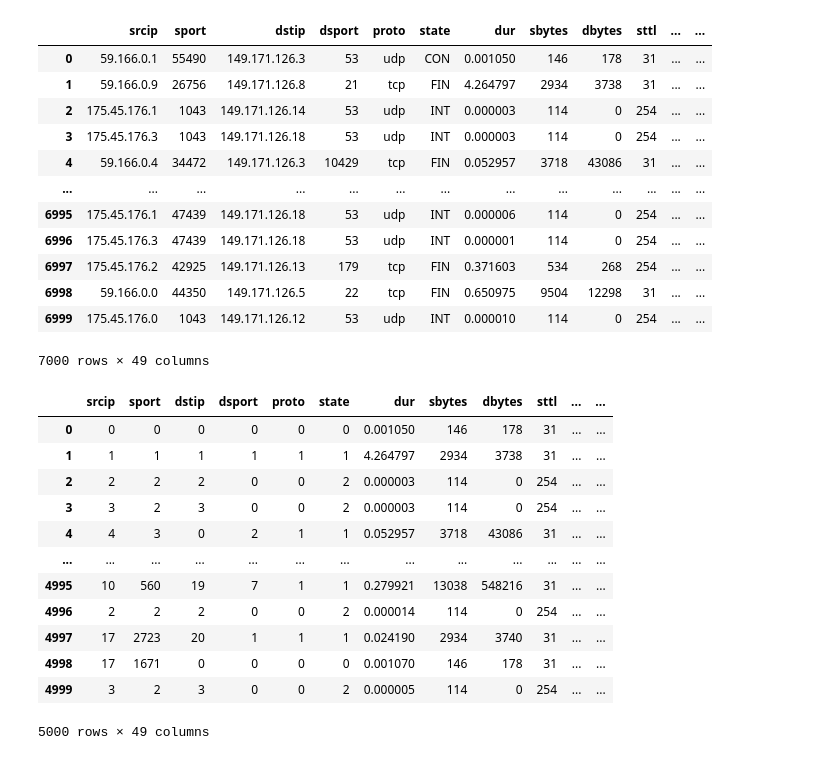
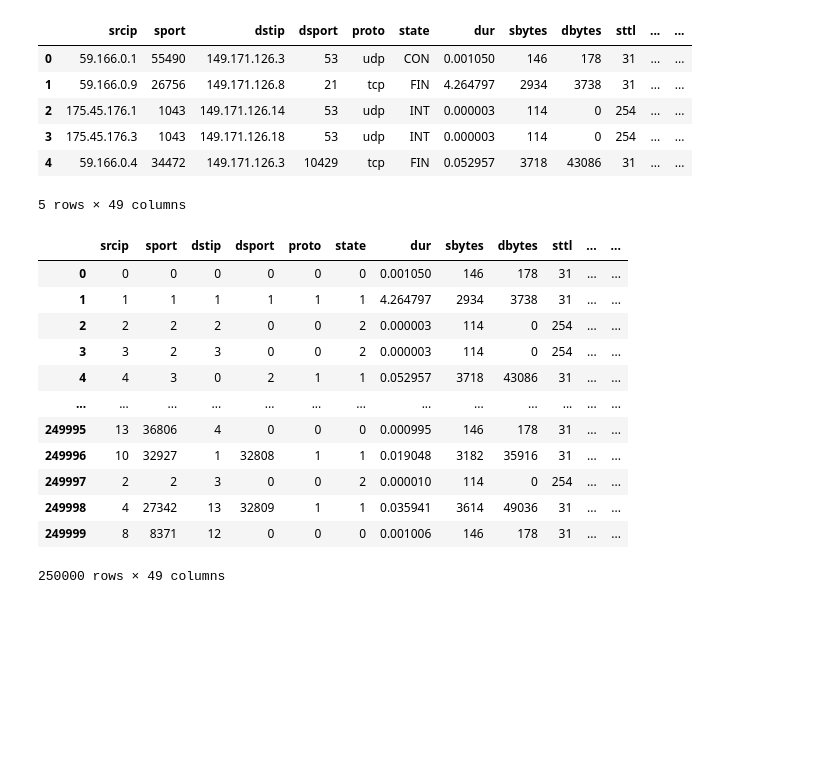
Before and after one commit to JoseAyeras/COMP8085_AI_Project1, a Jupyter notebook: Nicky's Folder/Nicky's Part 1.ipynb, the cells around one changed output. Saved outputs shown, nothing was run; the diff lists cells and outputs as text; code cells hidden in the pictures; blank space fills up the shorter version.

Commit message:
Finished feature analysis, selection, and classification

```diff
--- a/Nicky's Folder/Nicky's Part 1.ipynb
+++ b/Nicky's Folder/Nicky's Part 1.ipynb
@@ -1,32 +1,28 @@
 # %%
 import warnings
 warnings.filterwarnings("ignore")
 import pandas as pd
 import numpy as np
-from sklearn.feature_selection import RFE
+import matplotlib.pyplot as plt
+from sklearn.feature_selection import RFECV
 from sklearn.impute import SimpleImputer
-from sklearn.linear_model import SGDRegressor
+from sklearn.linear_model import LogisticRegression
 from sklearn.svm import LinearSVR
+from sklearn.neighbors import KNeighborsClassifier
 from sklearn import metrics
 
 col_names = ['srcip', 'sport', 'dstip', 'dsport', 'proto', 'state', 'dur', 'sbytes', 'dbytes', 'sttl', 'dttl', 'sloss', 'dloss', 'service', 'Sload', 'Dload',
              'Spkts', 'Dpkts', 'swin', 'dwin', 'stcpb',  'dtcpb', 'smeanz', 'dmeanz', 'trans_depth', 'res_bdy_len', 'Sjit', 'Djit', 'Stime', 'Ltime',
              'Sintpkt', 'Dintpkt', 'tcprtt', 'synack', 'ackdat', 'is_sm_ips_ports', 'ct_state_ttl', 'ct_flw_http_mthd', 'is_ftp_login',  'ct_ftp_cmd',
              'ct_srv_src', 'ct_srv_dst', 'ct_dst_ltm', 'ct_src_ ltm', 'ct_src_dport_ltm', 'ct_dst_sport_ltm', 'ct_dst_src_ltm', 'attack_cat', 'Label']
 balanced_set = pd.read_csv("../UNSW-NB15-BALANCED-TRAIN.csv", header=None, names=col_names, skiprows=1)
-balanced_set.head(7000)
+balanced_set.head()
 # %% [output]
 |  | srcip | sport | dstip | dsport | proto | state | dur | sbytes | dbytes | sttl | ... | ... |
 | 0 | 59.166.0.1 | 55490 | 149.171.126.3 | 53 | udp | CON | 0.001050 | 146 | 178 | 31 | ... | ... |
 | 1 | 59.166.0.9 | 26756 | 149.171.126.8 | 21 | tcp | FIN | 4.264797 | 2934 | 3738 | 31 | ... | ... |
 | 2 | 175.45.176.1 | 1043 | 149.171.126.14 | 53 | udp | INT | 0.000003 | 114 | 0 | 254 | ... | ... |
 | 3 | 175.45.176.3 | 1043 | 149.171.126.18 | 53 | udp | INT | 0.000003 | 114 | 0 | 254 | ... | ... |
 | 4 | 59.166.0.4 | 34472 | 149.171.126.3 | 10429 | tcp | FIN | 0.052957 | 3718 | 43086 | 31 | ... | ... |
-| ... | ... | ... | ... | ... | ... | ... | ... | ... | ... | ... | ... | ... |
-| 6995 | 175.45.176.1 | 47439 | 149.171.126.18 | 53 | udp | INT | 0.000006 | 114 | 0 | 254 | ... | ... |
-| 6996 | 175.45.176.3 | 47439 | 149.171.126.18 | 53 | udp | INT | 0.000001 | 114 | 0 | 254 | ... | ... |
-| 6997 | 175.45.176.2 | 42925 | 149.171.126.13 | 179 | tcp | FIN | 0.371603 | 534 | 268 | 254 | ... | ... |
-| 6998 | 59.166.0.0 | 44350 | 149.171.126.5 | 22 | tcp | FIN | 0.650975 | 9504 | 12298 | 31 | ... | ... |
-| 6999 | 175.45.176.0 | 1043 | 149.171.126.12 | 53 | udp | INT | 0.000010 | 114 | 0 | 254 | ... | ... |
-7000 rows × 49 columns
+5 rows × 49 columns
 # %%
@@ -41,13 +35,12 @@ balanced_set['srcip'] = pd.factorize(balanced_set['srcip'])[0]
 balanced_set['sport'] = pd.factorize(balanced_set['sport'])[0]
 balanced_set['dstip'] = pd.factorize(balanced_set['dstip'])[0]
 balanced_set['dsport'] = pd.factorize(balanced_set['dsport'])[0]
-balanced_set['attack_cat'] = pd.factorize(balanced_set['attack_cat'])[0]
 imp = SimpleImputer(missing_values=pd.NA, strategy = 'most_frequent')
 balanced_set[['ct_flw_http_mthd']] = imp.fit_transform(balanced_set[['ct_flw_http_mthd']])
 balanced_set[['is_ftp_login']] = imp.fit_transform(balanced_set[['is_ftp_login']])
 imp2 = SimpleImputer(missing_values=' ', strategy = 'most_frequent')
 balanced_set[['ct_ftp_cmd']] = imp2.fit_transform(balanced_set[['ct_ftp_cmd']])
-balanced_set.head(5000)
+balanced_set.head(250000)
 # %% [output]
 |  | srcip | sport | dstip | dsport | proto | state | dur | sbytes | dbytes | sttl | ... | ... |
 | 0 | 0 | 0 | 0 | 0 | 0 | 0 | 0.001050 | 146 | 178 | 31 | ... | ... |
@@ -56,10 +49,10 @@ balanced_set.head(5000)
 | 3 | 3 | 2 | 3 | 0 | 0 | 2 | 0.000003 | 114 | 0 | 254 | ... | ... |
 | 4 | 4 | 3 | 0 | 2 | 1 | 1 | 0.052957 | 3718 | 43086 | 31 | ... | ... |
 | ... | ... | ... | ... | ... | ... | ... | ... | ... | ... | ... | ... | ... |
-| 4995 | 10 | 560 | 19 | 7 | 1 | 1 | 0.279921 | 13038 | 548216 | 31 | ... | ... |
-| 4996 | 2 | 2 | 2 | 0 | 0 | 2 | 0.000014 | 114 | 0 | 254 | ... | ... |
-| 4997 | 17 | 2723 | 20 | 1 | 1 | 1 | 0.024190 | 2934 | 3740 | 31 | ... | ... |
-| 4998 | 17 | 1671 | 0 | 0 | 0 | 0 | 0.001070 | 146 | 178 | 31 | ... | ... |
-| 4999 | 3 | 2 | 3 | 0 | 0 | 2 | 0.000005 | 114 | 0 | 254 | ... | ... |
+| 249995 | 13 | 36806 | 4 | 0 | 0 | 0 | 0.000995 | 146 | 178 | 31 | ... | ... |
+| 249996 | 10 | 32927 | 1 | 32808 | 1 | 1 | 0.019048 | 3182 | 35916 | 31 | ... | ... |
+| 249997 | 2 | 2 | 3 | 0 | 0 | 2 | 0.000010 | 114 | 0 | 254 | ... | ... |
+| 249998 | 4 | 27342 | 13 | 32809 | 1 | 1 | 0.035941 | 3614 | 49036 | 31 | ... | ... |
+| 249999 | 8 | 8371 | 12 | 0 | 0 | 0 | 0.001006 | 146 | 178 | 31 | ... | ... |
-5000 rows × 49 columns
+250000 rows × 49 columns
 # %%
```
Also changed, not shown: parts of 15 cells of this notebook.
